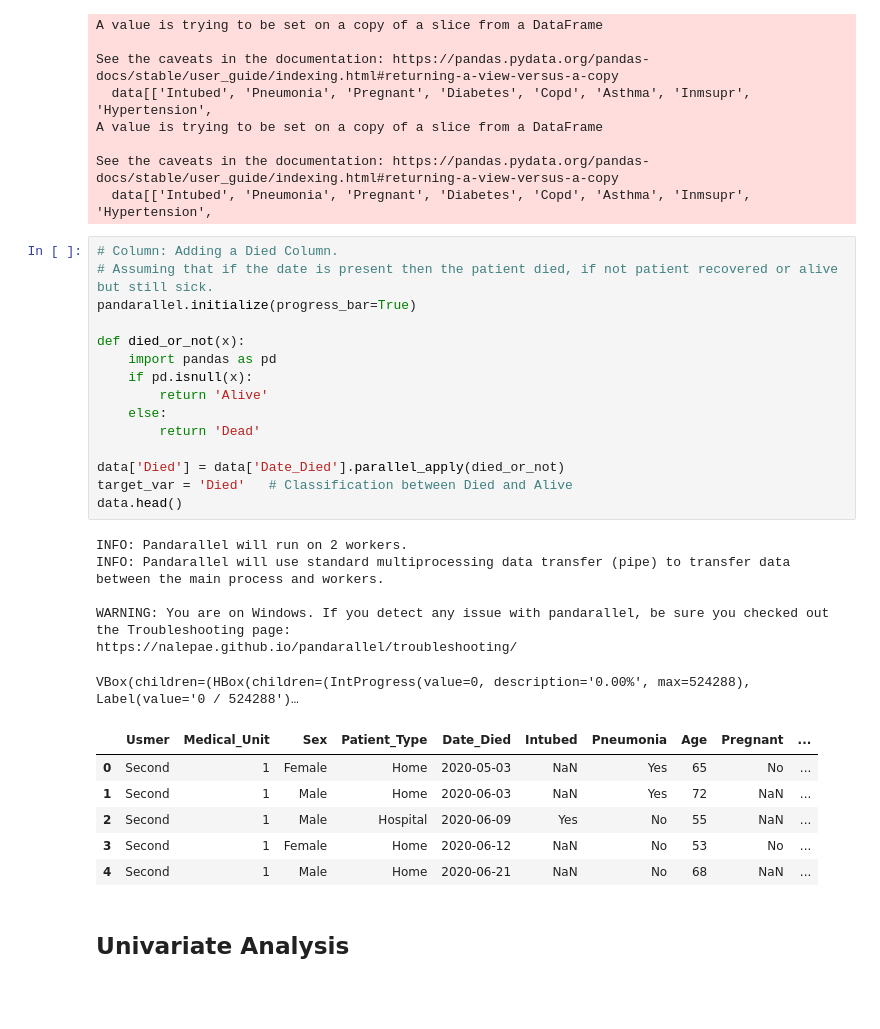
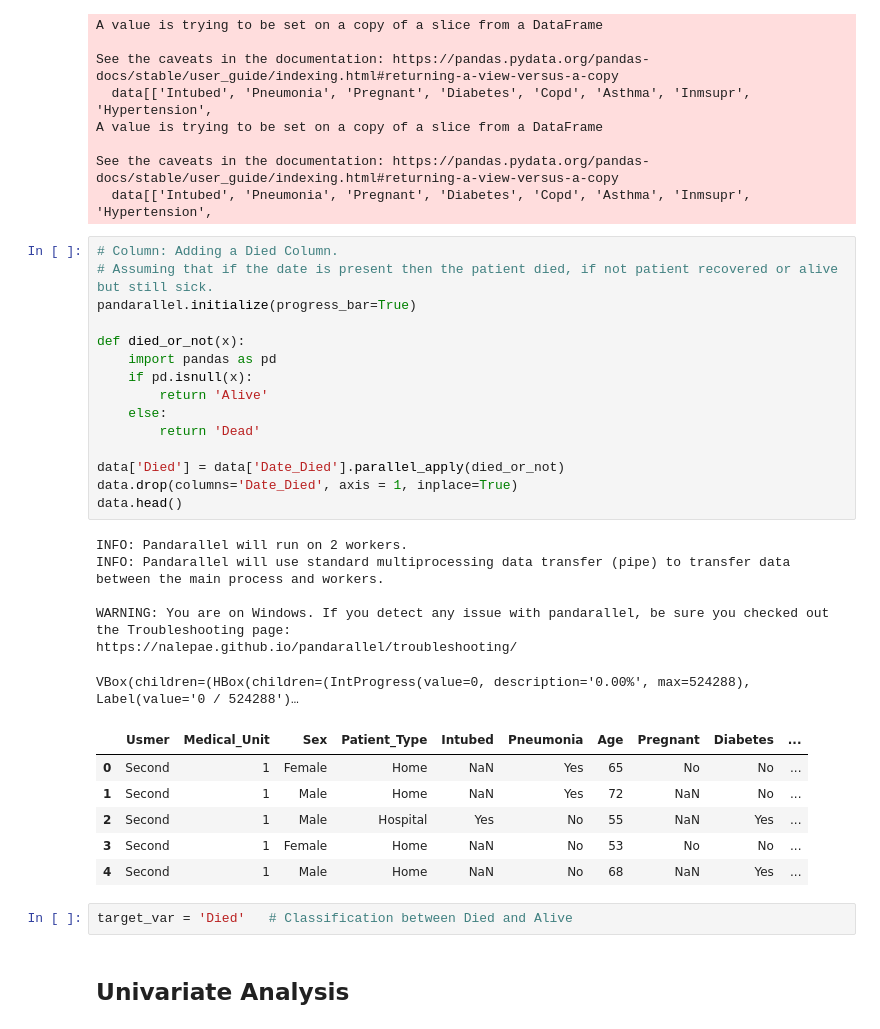
Before and after one commit to Dhruv-Chandra/Covid-19, a Jupyter notebook: Covid.ipynb, the cells around one changed output. Saved outputs shown, nothing was run; the diff lists cells and outputs as text; blank space fills up the shorter version.

```diff
--- a/Covid.ipynb
+++ b/Covid.ipynb
@@ -250,31 +250,33 @@ See the caveats in the documentation: https://pandas.pydata.org/pandas-docs/stab
 # %%
 # Column: Adding a Died Column.
 # Assuming that if the date is present then the patient died, if not patient recovered or alive but still sick.
 pandarallel.initialize(progress_bar=True)
 
 def died_or_not(x):
     import pandas as pd
     if pd.isnull(x):
         return 'Alive'
     else:
         return 'Dead'
 
 data['Died'] = data['Date_Died'].parallel_apply(died_or_not)
-target_var = 'Died'   # Classification between Died and Alive
+data.drop(columns='Date_Died', axis = 1, inplace=True)
 data.head()
 # %% [output]
 INFO: Pandarallel will run on 2 workers.
 INFO: Pandarallel will use standard multiprocessing data transfer (pipe) to transfer data between the main process and workers.
 
 WARNING: You are on Windows. If you detect any issue with pandarallel, be sure you checked out the Troubleshooting page:
 https://nalepae.github.io/pandarallel/troubleshooting/
 VBox(children=(HBox(children=(IntProgress(value=0, description='0.00%', max=524288), Label(value='0 / 524288')…
-|  | Usmer | Medical_Unit | Sex | Patient_Type | Date_Died | Intubed | Pneumonia | Age | Pregnant | ... |
-| 0 | Second | 1 | Female | Home | 2020-05-03 | NaN | Yes | 65 | No | ... |
-| 1 | Second | 1 | Male | Home | 2020-06-03 | NaN | Yes | 72 | NaN | ... |
-| 2 | Second | 1 | Male | Hospital | 2020-06-09 | Yes | No | 55 | NaN | ... |
-| 3 | Second | 1 | Female | Home | 2020-06-12 | NaN | No | 53 | No | ... |
-| 4 | Second | 1 | Male | Home | 2020-06-21 | NaN | No | 68 | NaN | ... |
+|  | Usmer | Medical_Unit | Sex | Patient_Type | Intubed | Pneumonia | Age | Pregnant | Diabetes | ... |
+| 0 | Second | 1 | Female | Home | NaN | Yes | 65 | No | No | ... |
+| 1 | Second | 1 | Male | Home | NaN | Yes | 72 | NaN | No | ... |
+| 2 | Second | 1 | Male | Hospital | Yes | No | 55 | NaN | Yes | ... |
+| 3 | Second | 1 | Female | Home | NaN | No | 53 | No | No | ... |
+| 4 | Second | 1 | Male | Home | NaN | No | 68 | NaN | Yes | ... |
+# %%
+target_var = 'Died'   # Classification between Died and Alive
 # %% [markdown]
 ## Univariate Analysis
 # %%
```
Also changed, not shown: parts of 3 cells of this notebook.
